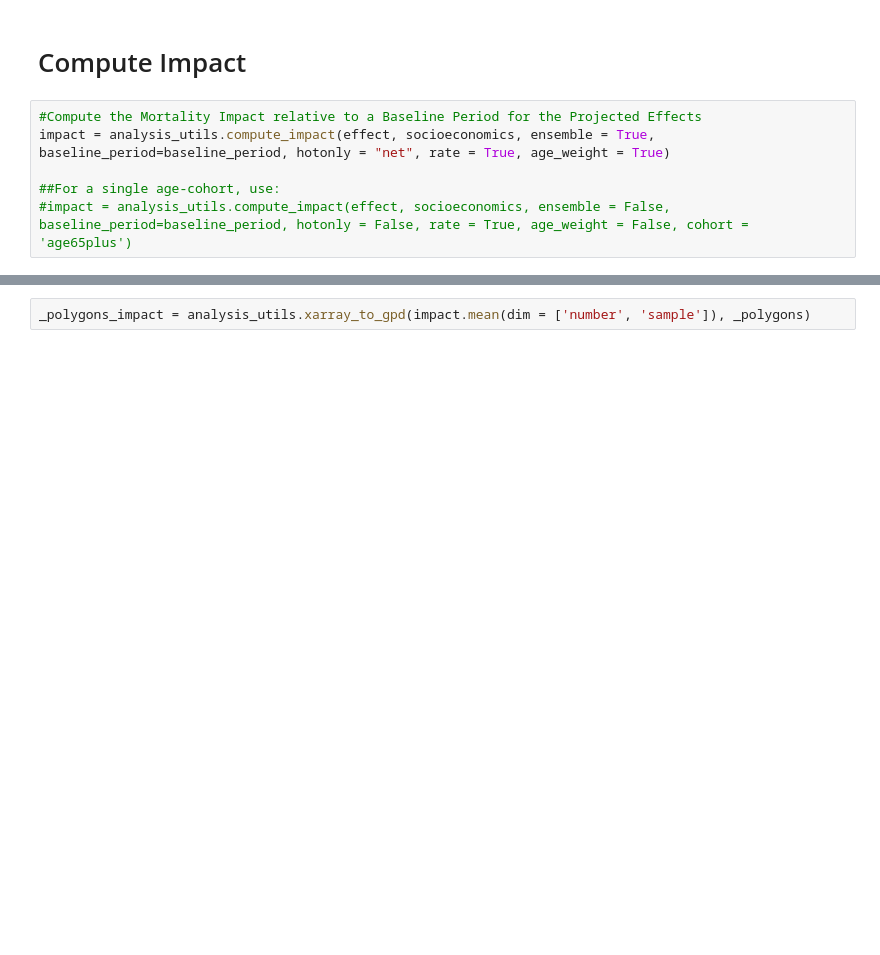
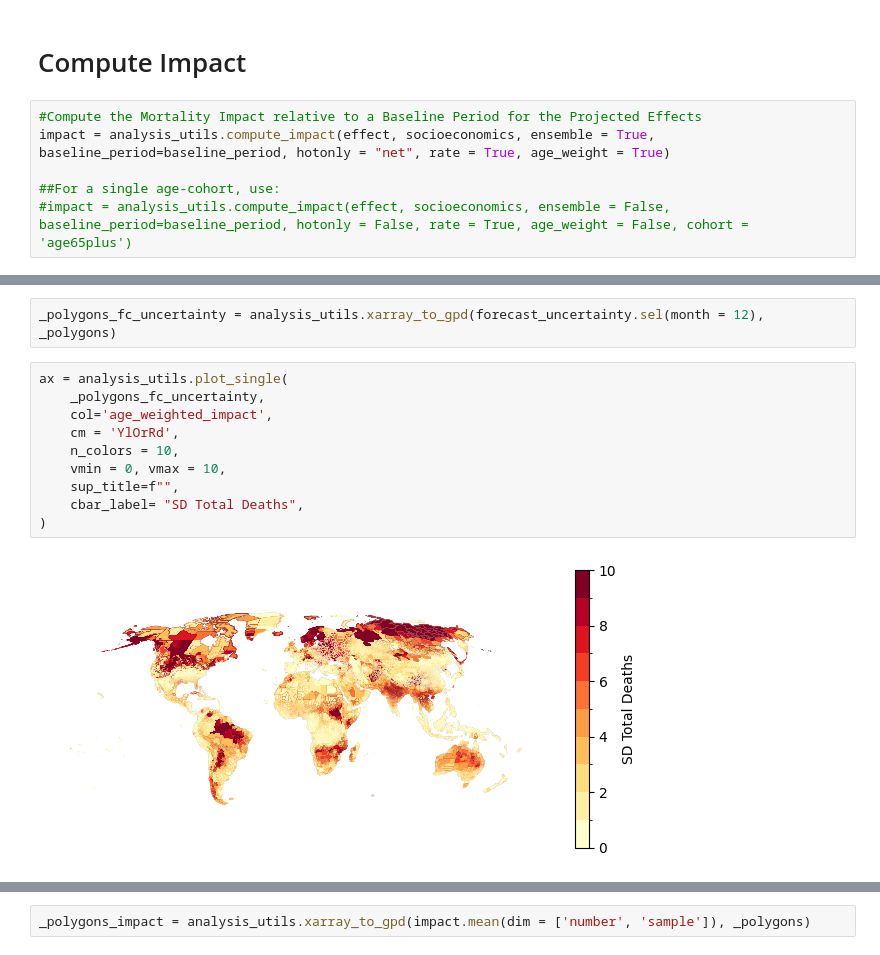
Before and after one commit to ezuetell/poreallas, a Jupyter notebook: analysis/a00_seasonal_forecast_analysis.ipynb, the cells around one changed output, grey strips where cells are left out. Saved outputs shown, nothing was run; the diff lists cells and outputs as text; blank space fills up the shorter version.

```diff
--- a/analysis/a00_seasonal_forecast_analysis.ipynb
+++ b/analysis/a00_seasonal_forecast_analysis.ipynb
@@ -83,0 +114,14 @@ impact = analysis_utils.compute_impact(effect, socioeconomics, ensemble = True,
+# %%
+_polygons_fc_uncertainty = analysis_utils.xarray_to_gpd(forecast_uncertainty.sel(month = 12), _polygons)
+# %%
+ax = analysis_utils.plot_single(
+    _polygons_fc_uncertainty,
+    col='age_weighted_impact',
+    cm = 'YlOrRd',
+    n_colors = 10,
+    vmin = 0, vmax = 10,
+    sup_title=f"",
+    cbar_label= "SD Total Deaths",
+)
+# %% [output]
+[figure, added]
```
Also changed, not shown: parts of 10 cells of this notebook, 5 other files.
